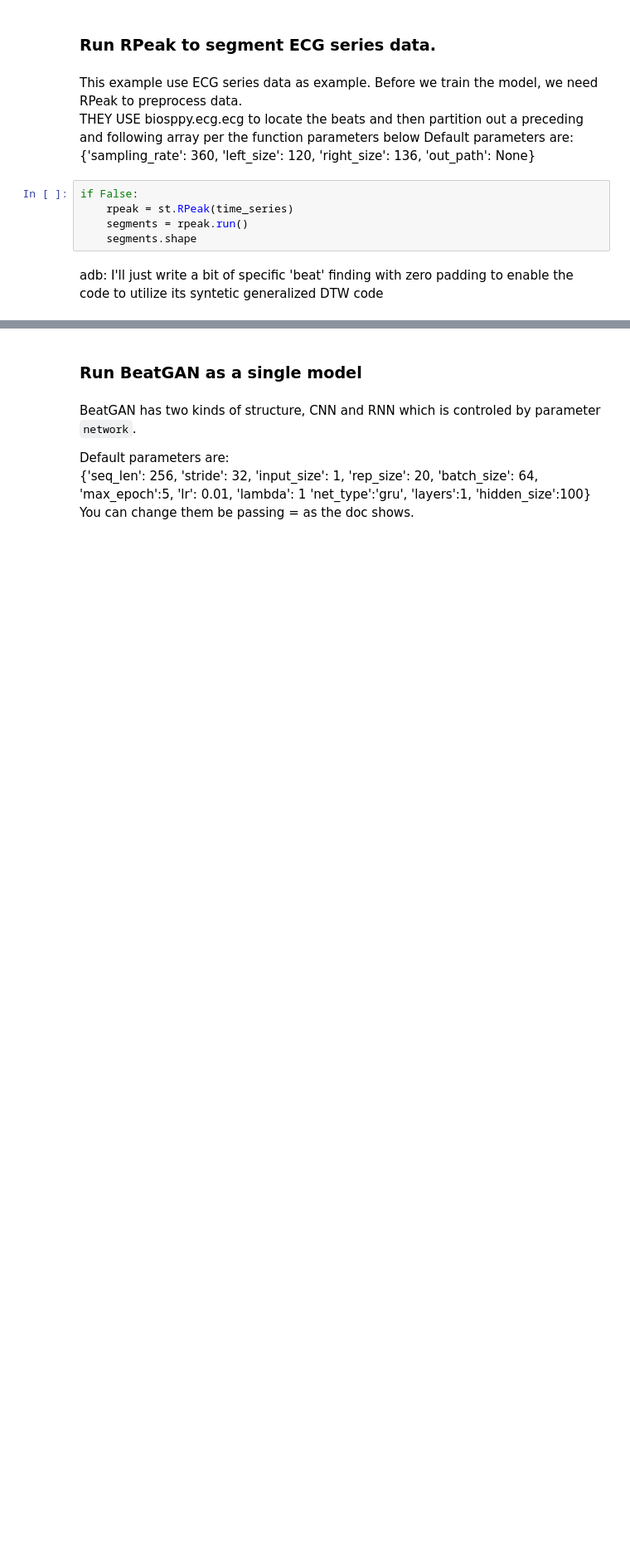
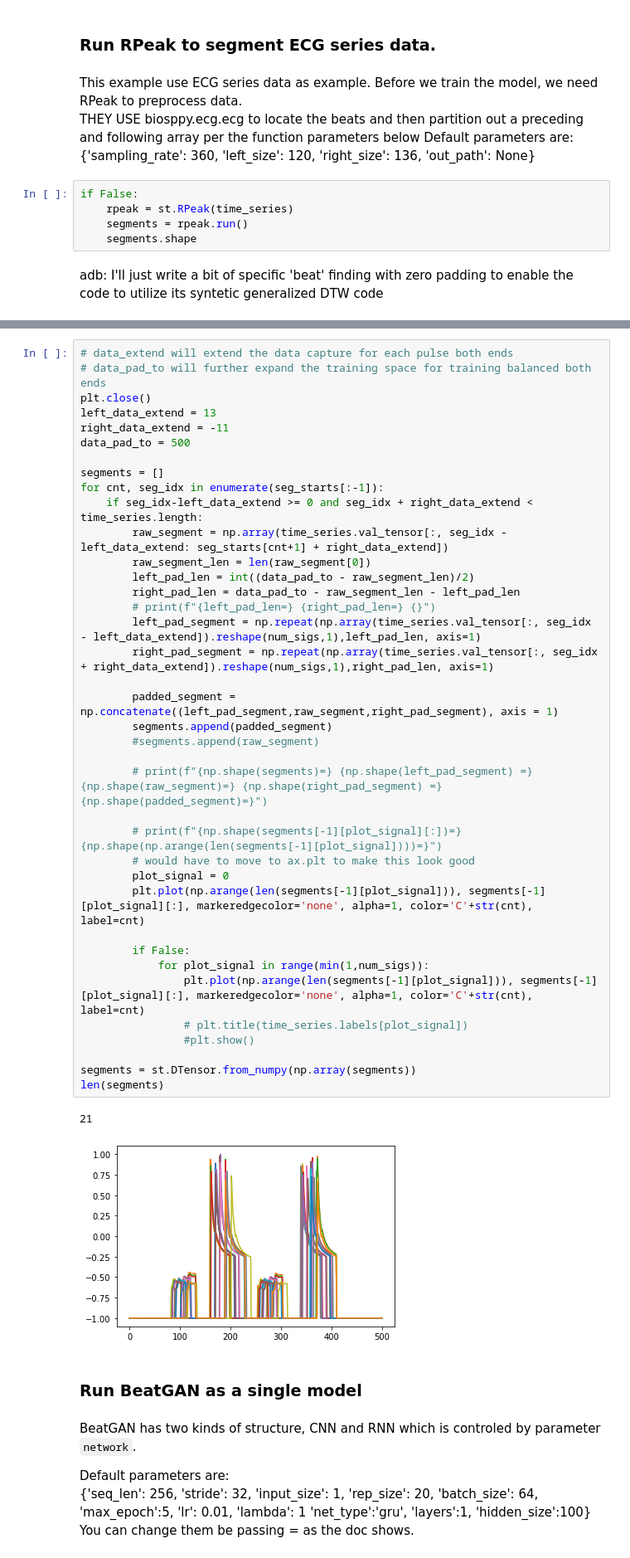
Before and after one commit to adb-home/spartan2-tutorials, a Jupyter notebook: BeatGAN_adb.ipynb, the cells around one changed output, grey strips where cells are left out. Shown at 83% size. Saved outputs shown, nothing was run; the diff lists cells and outputs as text; blank space fills up the shorter version.

```diff
--- a/BeatGAN_adb.ipynb
+++ b/BeatGAN_adb.ipynb
@@ -115,3 +106,44 @@ int((data_pad_to - len(raw_segment[0]))/2)=24
+# %%
+# data_extend will extend the data capture for each pulse both ends
+# data_pad_to will further expand the training space for training balanced both ends
+plt.close()
+left_data_extend = 13
+right_data_extend = -11
+data_pad_to = 500
+
+segments = []
+for cnt, seg_idx in enumerate(seg_starts[:-1]):
+    if seg_idx-left_data_extend >= 0 and seg_idx + right_data_extend < time_series.length:
+        raw_segment = np.array(time_series.val_tensor[:, seg_idx - left_data_extend: seg_starts[cnt+1] + right_data_extend])
+        raw_segment_len = len(raw_segment[0])
+        left_pad_len = int((data_pad_to - raw_segment_len)/2)
+        right_pad_len = data_pad_to - raw_segment_len - left_pad_len
+        # print(f"{left_pad_len=} {right_pad_len=} {}")
+        left_pad_segment = np.repeat(np.array(time_series.val_tensor[:, seg_idx - left_data_extend]).reshape(num_sigs,1),left_pad_len, axis=1)
+        right_pad_segment = np.repeat(np.array(time_series.val_tensor[:, seg_idx + right_data_extend]).reshape(num_sigs,1),right_pad_len, axis=1)
+
+        padded_segment = np.concatenate((left_pad_segment,raw_segment,right_pad_segment), axis = 1)
+        segments.append(padded_segment)
+        #segments.append(raw_segment)
+
+        # print(f"{np.shape(segments)=} {np.shape(left_pad_segment) =} {np.shape(raw_segment)=} {np.shape(right_pad_segment) =} {np.shape(padded_segment)=}")
+
+        # print(f"{np.shape(segments[-1][plot_signal][:])=} {np.shape(np.arange(len(segments[-1][plot_signal])))=}")
+        # would have to move to ax.plt to make this look good
+        plot_signal = 0
+        plt.plot(np.arange(len(segments[-1][plot_signal])), segments[-1][plot_signal][:], markeredgecolor='none', alpha=1, color='C'+str(cnt), label=cnt)
+
+        if False:
+            for plot_signal in range(min(1,num_sigs)):
+                plt.plot(np.arange(len(segments[-1][plot_signal])), segments[-1][plot_signal][:], markeredgecolor='none', alpha=1, color='C'+str(cnt), label=cnt)
+                # plt.title(time_series.labels[plot_signal])
+                #plt.show()
+
+segments = st.DTensor.from_numpy(np.array(segments))
+len(segments)
+# %% [output]
+21
+[figure, added]
 # %% [markdown]
 ### Run BeatGAN as a single model
 # %% [markdown]
```
Also changed, not shown: parts of 9 cells of this notebook, 2 other files.
